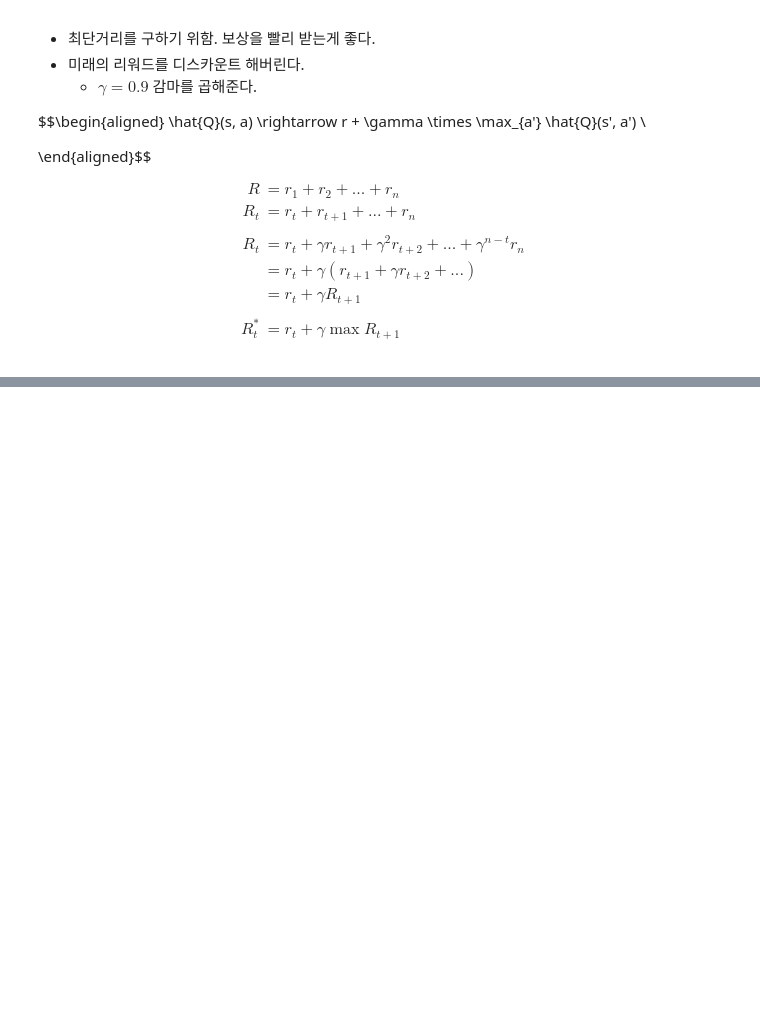
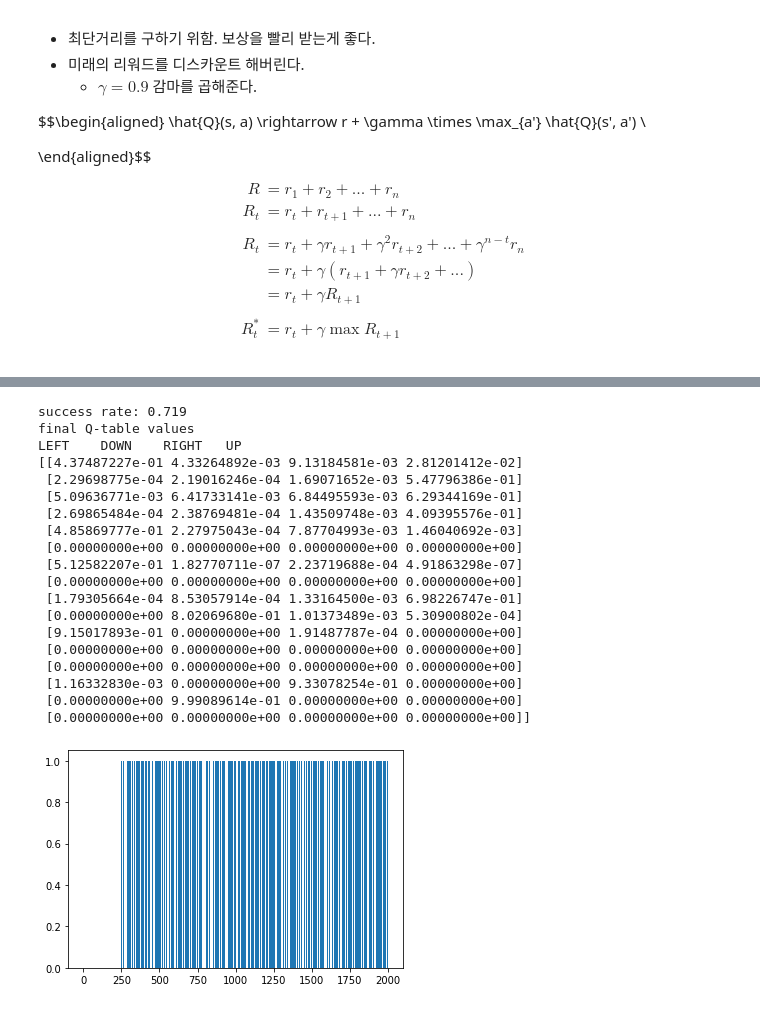
Before and after one commit to joonhyuk/mash-ML, a Jupyter notebook: RL4All.ipynb, the cells around one changed output, grey strips where cells are left out. Drawn from its saved outputs; the diff is of its cells as text; code cells hidden in the pictures; blank space fills up the shorter version.

```diff
--- a/RL4All.ipynb
+++ b/RL4All.ipynb
@@ -200,0 +231,26 @@ R^*_t &= r_t + \gamma \max R_{t+1} \\
+# %%
+frozen_lake_lab(method='random noise',
+                epochs=2000,
+                learning_rate=0.85,
+                is_slippery=True)
+# %% [output]
+success rate: 0.719
+final Q-table values
+LEFT    DOWN    RIGHT   UP
+[[4.37487227e-01 4.33264892e-03 9.13184581e-03 2.81201412e-02]
+ [2.29698775e-04 2.19016246e-04 1.69071652e-03 5.47796386e-01]
+ [5.09636771e-03 6.41733141e-03 6.84495593e-03 6.29344169e-01]
+ [2.69865484e-04 2.38769481e-04 1.43509748e-03 4.09395576e-01]
+ [4.85869777e-01 2.27975043e-04 7.87704993e-03 1.46040692e-03]
+ [0.00000000e+00 0.00000000e+00 0.00000000e+00 0.00000000e+00]
+ [5.12582207e-01 1.82770711e-07 2.23719688e-04 4.91863298e-07]
+ [0.00000000e+00 0.00000000e+00 0.00000000e+00 0.00000000e+00]
+ [1.79305664e-04 8.53057914e-04 1.33164500e-03 6.98226747e-01]
+ [0.00000000e+00 8.02069680e-01 1.01373489e-03 5.30900802e-04]
+ [9.15017893e-01 0.00000000e+00 1.91487787e-04 0.00000000e+00]
+ [0.00000000e+00 0.00000000e+00 0.00000000e+00 0.00000000e+00]
+ [0.00000000e+00 0.00000000e+00 0.00000000e+00 0.00000000e+00]
+ [1.16332830e-03 0.00000000e+00 9.33078254e-01 0.00000000e+00]
+ [0.00000000e+00 9.99089614e-01 0.00000000e+00 0.00000000e+00]
+ [0.00000000e+00 0.00000000e+00 0.00000000e+00 0.00000000e+00]]
+[figure, added]
```
Also changed, not shown: parts of 15 cells of this notebook.
